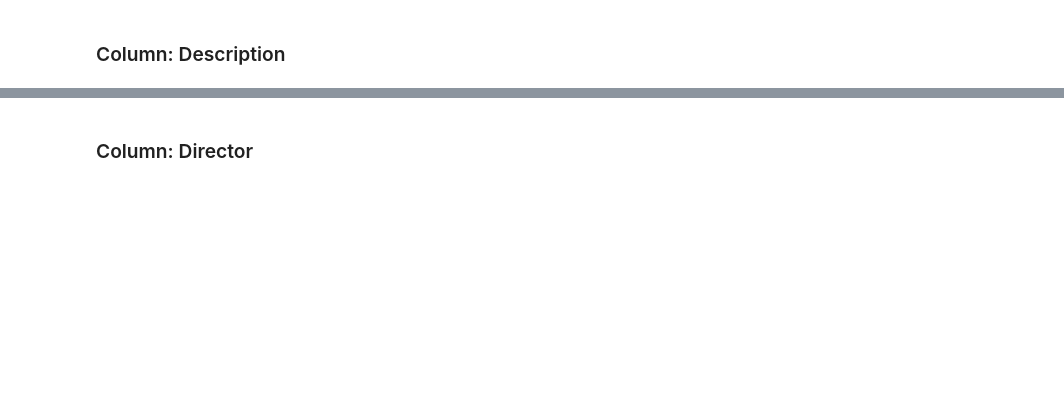
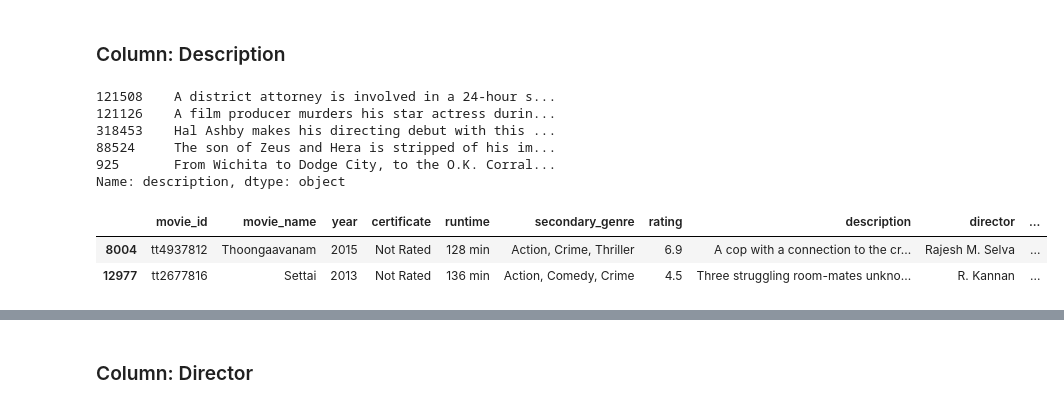
Before and after one commit to math19ab/BDP_BI, a Jupyter notebook: BDP_BI.ipynb, the cells around one changed output, grey strips where cells are left out. Drawn from its saved outputs; the diff is of its cells as text; code cells hidden in the pictures; blank space fills up the shorter version.

```diff
--- a/BDP_BI.ipynb
+++ b/BDP_BI.ipynb
@@ -250,0 +287,3 @@ dtype: int64
+# %%
+#change type of year to int:
+df['year'] = pd.to_numeric(df['year'], errors='coerce')
@@ -251,2 +310,6 @@ dtype: int64
+# %%
+#delete movies that are older than 1850:
+current_year = pd.Timestamp.now().year
+df = df[df['year'].between(1850, current_year)]
 # %% [markdown]
 ### Column: Certificate
@@ -255,2 +364,24 @@ dtype: int64
 # %% [markdown]
 ### Column: Description
+# %%
+#print 5 random descriptions from "description" column:
+df['description'].sample(5)
+
+#validated, and they are all correct
+# %% [output]
+121508    A district attorney is involved in a 24-hour s...
+121126    A film producer murders his star actress durin...
+318453    Hal Ashby makes his directing debut with this ...
+88524     The son of Zeus and Hera is stripped of his im...
+925       From Wichita to Dodge City, to the O.K. Corral...
+Name: description, dtype: object
+# %%
+#check for duplicates in "description" column:
+df['description'].duplicated().sum()
+
+#preview the duplicates:
+df[df['description'].duplicated()]
+# %% [output]
+|  | movie_id | movie_name | year | certificate | runtime | secondary_genre | rating | description | director | ... |
+| 8004 | tt4937812 | Thoongaavanam | 2015 | Not Rated | 128 min | Action, Crime, Thriller | 6.9 | A cop with a connection to the cr... | Rajesh M. Selva | ... |
+| 12977 | tt2677816 | Settai | 2013 | Not Rated | 136 min | Action, Comedy, Crime | 4.5 | Three struggling room-mates unkno... | R. Kannan | ... |
```
Also changed, not shown: parts of 51 cells of this notebook, 1 other file.
